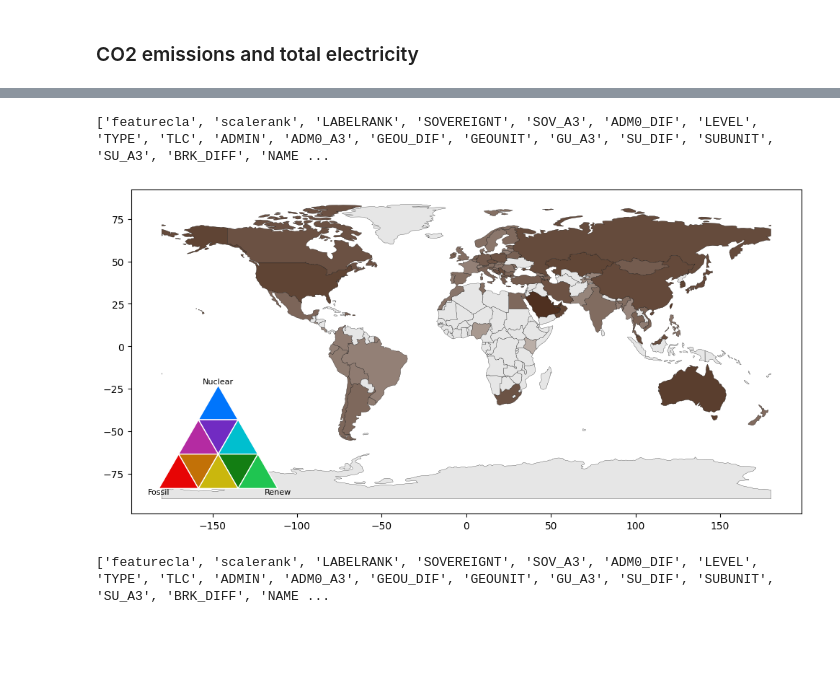
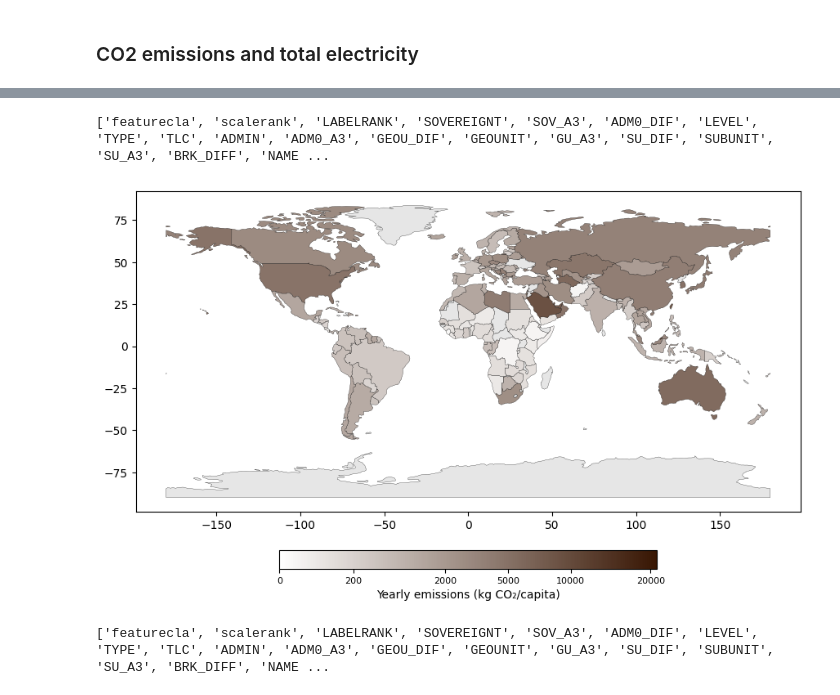
Before and after one commit to raulgarciadiez/energy_maps, a Jupyter notebook: color_code.ipynb, the cells around one changed output, grey strips where cells are left out. Saved outputs shown, nothing was run; the diff lists cells and outputs as text; code cells hidden in the pictures; blank space fills up the shorter version.

```diff
--- a/color_code.ipynb
+++ b/color_code.ipynb
@@ -397,14 +399,24 @@ plt.show()
 # %% [markdown]
 ### CO2 emissions and total electricity
 # %%
-all_emissions = [
-    data["Total Generation"]
+DATA_COLUMN = "Total emissions per capita"
+
+all_years_data = [
+    data[DATA_COLUMN]
     for countries in year_results.values()
     for data in countries.values()
-    if data.get("Total emissions per capita") is not None
+    if data.get(DATA_COLUMN) is not None
 ]
 
 
-plt.hist(all_emissions, bins=50, edgecolor='black')
-np.mean(all_emissions), np.median(all_emissions)
+plt.hist(all_years_data, bins=50, edgecolor='black')
+
+sorted_countries = sorted(
+    year_results[Year].items(),
+    key=lambda x: x[1].get(DATA_COLUMN) if x[1].get(DATA_COLUMN) is not None else -float('inf'),
+    reverse=True
+)
+
+for country, data in sorted_countries:
+    print(country, data.get(DATA_COLUMN))
 # %% [output]
@@ -413,55 +460,64 @@ np.mean(all_emissions), np.median(all_emissions)
 # %%
 DATA_COLUMN = "Total emissions per capita"
-Year =2024
+Year =2023
 
-
-all_emissions = [
+all_years_data = [
     data[DATA_COLUMN]
     for countries in year_results.values()
     for data in countries.values()
     if data.get(DATA_COLUMN) is not None
 ]
 
 world = gpd.read_file("ne_110m_admin_0_countries.shp")
 print (list(world.columns))
 
-colors = [
-    (0.0, "#FFFFFFFF"),      # brown
-#    (0.5, "#F5F2F1"),      # light green / clean
-    (1.0, "#381603"),        # very contaminated
-]
-
+colors = [(0.0, "#FFFFFFFF"),(1.0, "#381603")]
 cmap = mcolors.LinearSegmentedColormap.from_list(DATA_COLUMN, colors)
-norm = mcolors.PowerNorm(gamma = 0.15,vmin=0,vmax=max(all_emissions))
+norm = mcolors.PowerNorm(gamma = 0.35,vmin=0,vmax=max(all_years_data))
 
 world["color"] = [
     cmap(norm(val)) if (iso in year_results[Year]
                         and (val := year_results[Year][iso].get(DATA_COLUMN)) is not None)
     else (0.9, 0.9, 0.9)
     for iso in world["ISO_A3_EH"]
 ]
 
 # Plot
 fig, ax = plt.subplots(figsize=(12, 6))
 world.plot(color=world["color"], ax=ax, edgecolor="black", linewidth=0.2)
 
-# Add ternary legend as inset
-from mpl_toolkits.axes_grid1.inset_locator import inset_axes
-axins = inset_axes(ax, width="20%", height="35%", loc='lower left', borderpad=2)
+cbar = plt.colorbar(
+    mpl.cm.ScalarMappable(norm=norm, cmap=cmap),
+    ax=ax,
+    orientation="horizontal",
+    fraction=0.05,   # size relative to plot
+    pad=0.1          # space from plot
+)
 
-draw_quantized_ternary(axins, color_func, N=3)
-axins.set_aspect('equal')
-axins.axis('off')
+cbar.set_label("Yearly emissions (kg CO₂/capita)", fontsize=10)
+cbar.ax.tick_params(labelsize=8)
 
-# Optional: label corners
-axins.text(0, 0, "Fossil", ha='center', va='top', fontsize=8)
-axins.text(1, 0, "Renew", ha='center', va='top', fontsize=8)
-axins.text(0.5, np.sqrt(3)/2, "Nuclear", ha='center', va='bottom', fontsize=8)
+n_ticks = 6
+positions = np.linspace(0, 1, n_ticks)
+tick_values = [norm.inverse(pos) for pos in positions]
+
+def round_to_nice(x):
+    if x == 0:
+        return 0
+    exp = int(np.floor(np.log10(x)))
+    factor = 10 ** exp
+    # round to nearest factor (1, 2, 5 * 10^n could also be used)
+    return round(x / factor) * factor
+
+nice_ticks = [round_to_nice(t) for t in tick_values]
+
+cbar.set_ticks(nice_ticks)
+cbar.set_ticklabels([f"{v:.0f}" for v in nice_ticks])
 
 plt.show()
 # %% [output]
 ['featurecla', 'scalerank', 'LABELRANK', 'SOVEREIGNT', 'SOV_A3', 'ADM0_DIF', 'LEVEL', 'TYPE', 'TLC', 'ADMIN', 'ADM0_A3', 'GEOU_DIF', 'GEOUNIT', 'GU_A3', 'SU_DIF', 'SUBUNIT', 'SU_A3', 'BRK_DIFF', 'NAME ...
-[figure, old version]
+[figure, new version]
 # %%
 DATA_COLUMN = "Total Generation"
 Year =2024
```
Also changed, not shown: parts of 5 cells of this notebook.
